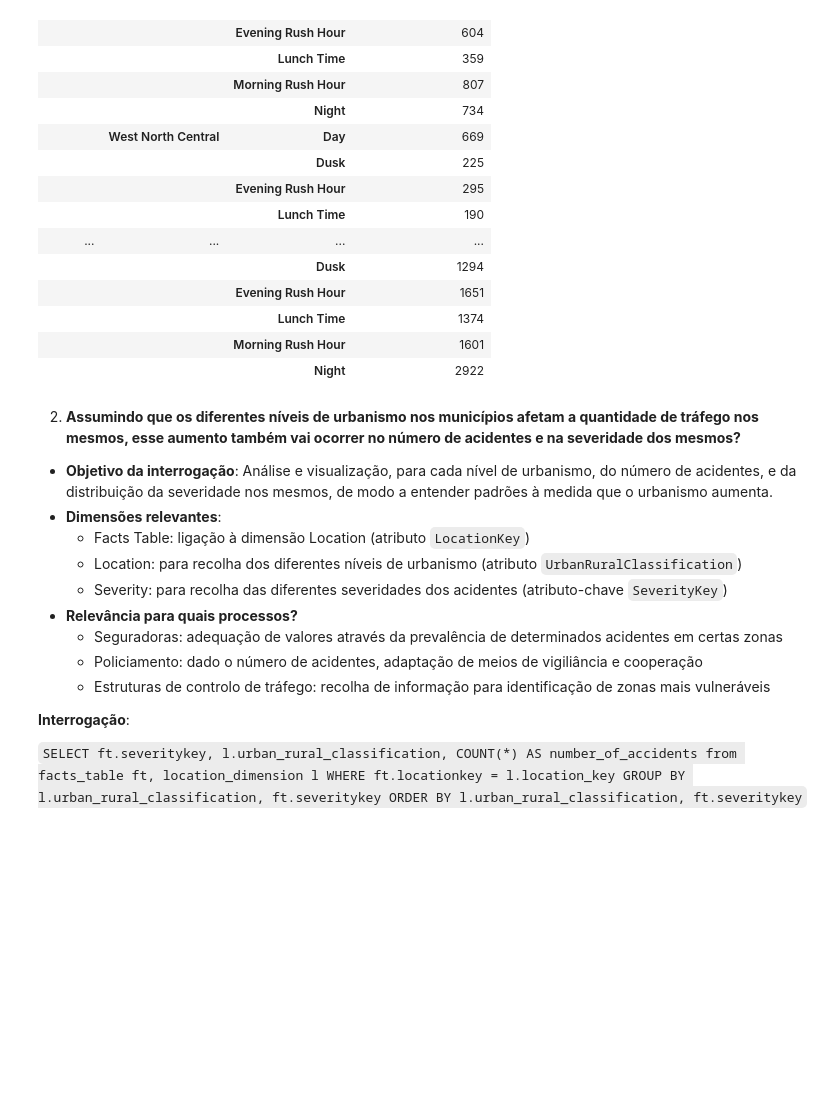
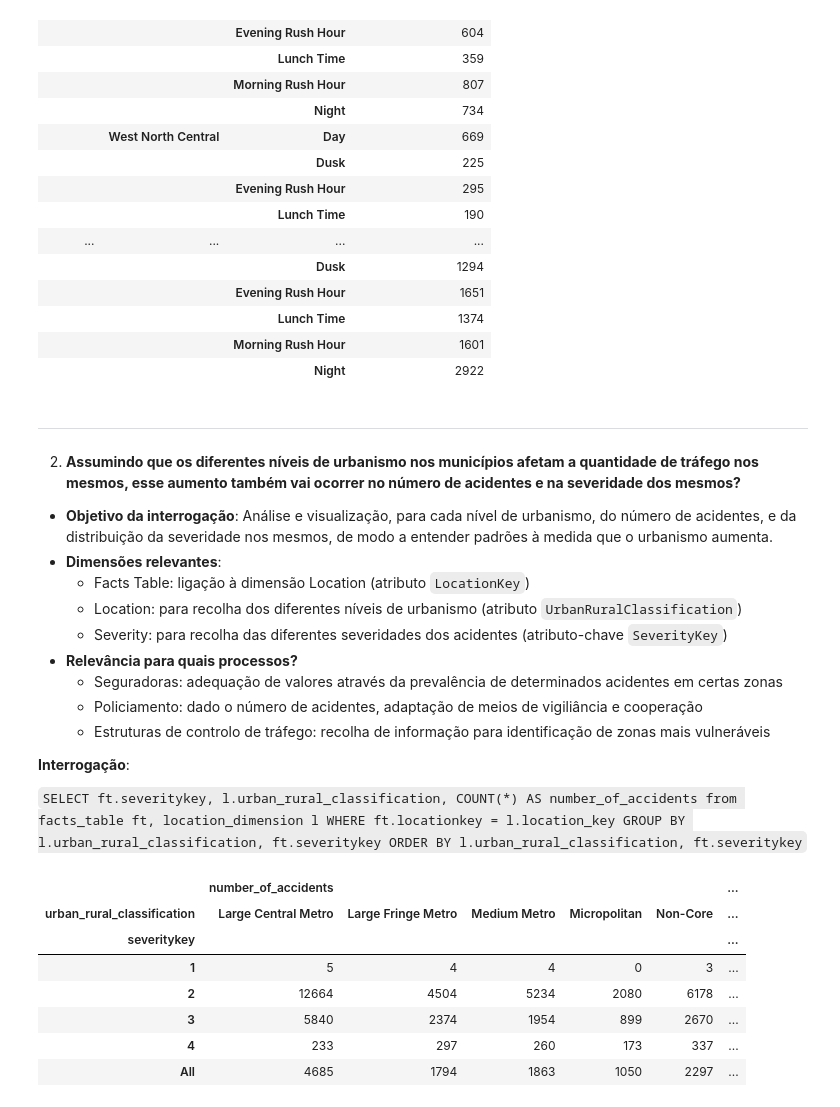
Before and after one commit to valeitao/us_accident_data_system, a Jupyter notebook: Fase III/Notebook_Fase3_Grupo17.ipynb, the cells around one changed output. Drawn from its saved outputs; the diff is of its cells as text; code cells hidden in the pictures; blank space fills up the shorter version.

```diff
--- a/Fase III/Notebook_Fase3_Grupo17.ipynb
+++ b/Fase III/Notebook_Fase3_Grupo17.ipynb
@@ -103,6 +105,8 @@ table
 |  |  | Morning Rush Hour | 1601 |
 |  |  | Night | 2922 |
 # %% [markdown]
+--------------------------------------------
+
 2. **Assumindo que os diferentes níveis de urbanismo nos municípios afetam a quantidade de tráfego nos mesmos, esse aumento também vai ocorrer no número de acidentes e na severidade dos mesmos?**
 
 
@@ -128,10 +132,23 @@ ORDER BY l.urban_rural_classification, ft.severitykey
 # %%
 SQL="""
 SELECT ft.severitykey, l.urban_rural_classification, COUNT(*) AS number_of_accidents
 from facts_table ft, location_dimension l
 WHERE ft.locationkey = l.location_key
 GROUP BY l.urban_rural_classification, ft.severitykey
 ORDER BY l.urban_rural_classification, ft.severitykey
 """
 
 df = getSQLfromQuery(SQL, ())
+df['urban_rural_classification'] = df['urban_rural_classification'].apply(lambda x: x.rstrip())
+
+table = pd.pivot_table(df, index=['severitykey'],margins=True, columns=['urban_rural_classification'] ).fillna(0).astype(int)
+table
+# %% [output]
+|  | number_of_accidents |  |  |  |  | ... |
+| urban_rural_classification | Large Central Metro | Large Fringe Metro | Medium Metro | Micropolitan | Non-Core | ... |
+| severitykey |  |  |  |  |  | ... |
+| 1 | 5 | 4 | 4 | 0 | 3 | ... |
+| 2 | 12664 | 4504 | 5234 | 2080 | 6178 | ... |
+| 3 | 5840 | 2374 | 1954 | 899 | 2670 | ... |
+| 4 | 233 | 297 | 260 | 173 | 337 | ... |
+| All | 4685 | 1794 | 1863 | 1050 | 2297 | ... |
```
Also changed, not shown: parts of 11 cells of this notebook.
